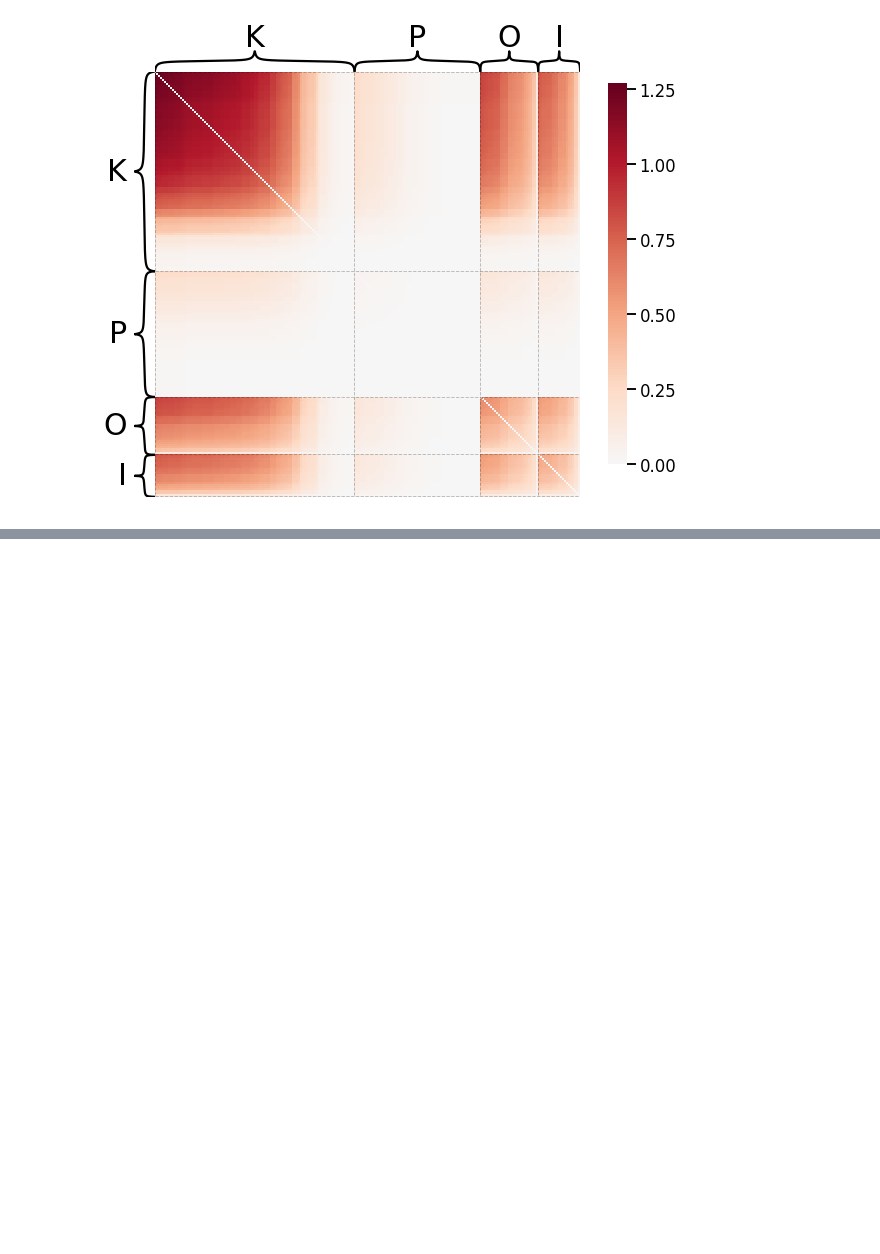
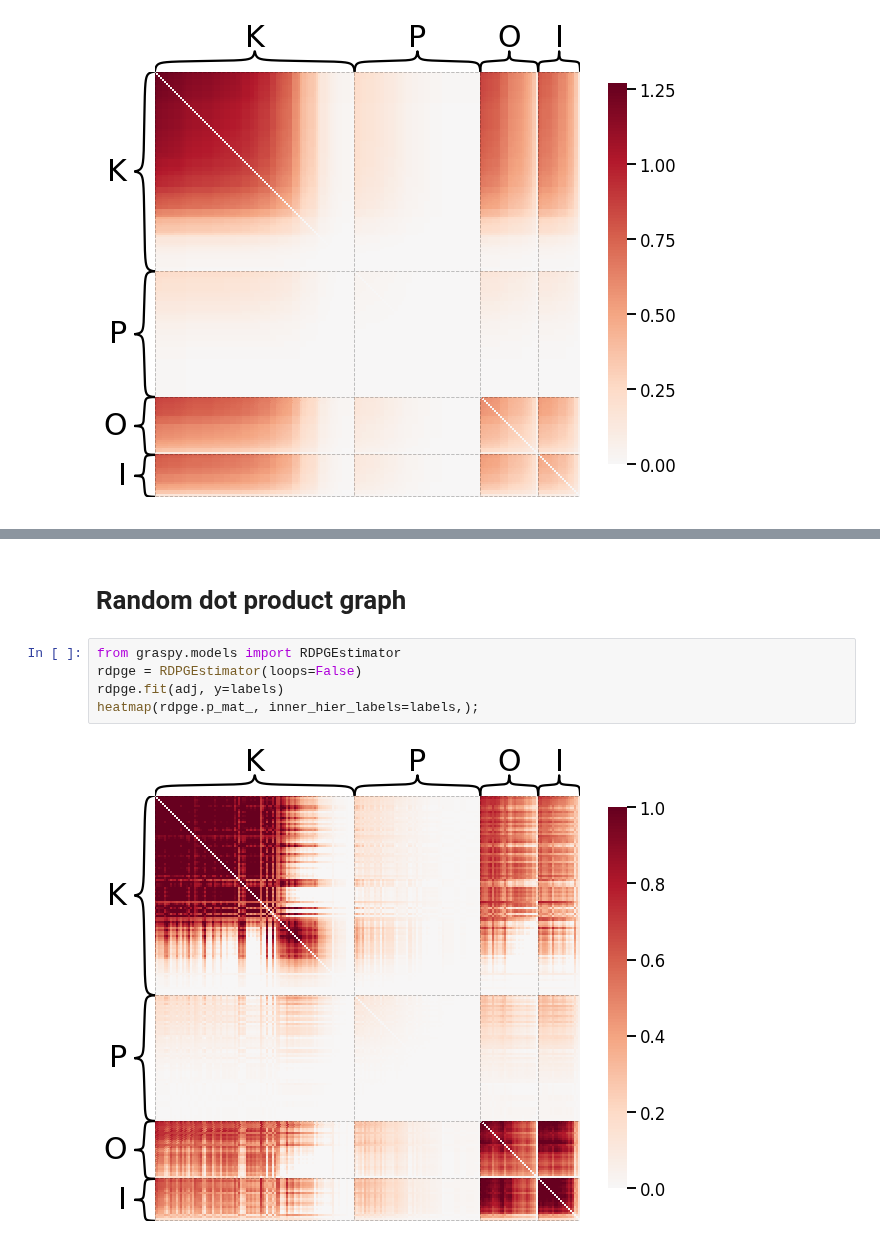
Before and after one commit to zeou1/graspy, a Jupyter notebook: docs/tutorials/models/models.ipynb, the cells around one changed output, grey strips where cells are left out. Cells and saved outputs as stored; diff of their text form; blank space fills up the shorter version.

```diff
--- a/docs/tutorials/models/models.ipynb
+++ b/docs/tutorials/models/models.ipynb
@@ -183,0 +92,9 @@ print(1/m);`
+# %% [markdown]
+# Random dot product graph
+# %%
+from graspy.models import RDPGEstimator
+rdpge = RDPGEstimator(loops=False)
+rdpge.fit(adj, y=labels)
+heatmap(rdpge.p_mat_, inner_hier_labels=labels,);
+# %% [output]
+[figure, added]
```
Also changed, not shown: parts of 11 cells of this notebook.
